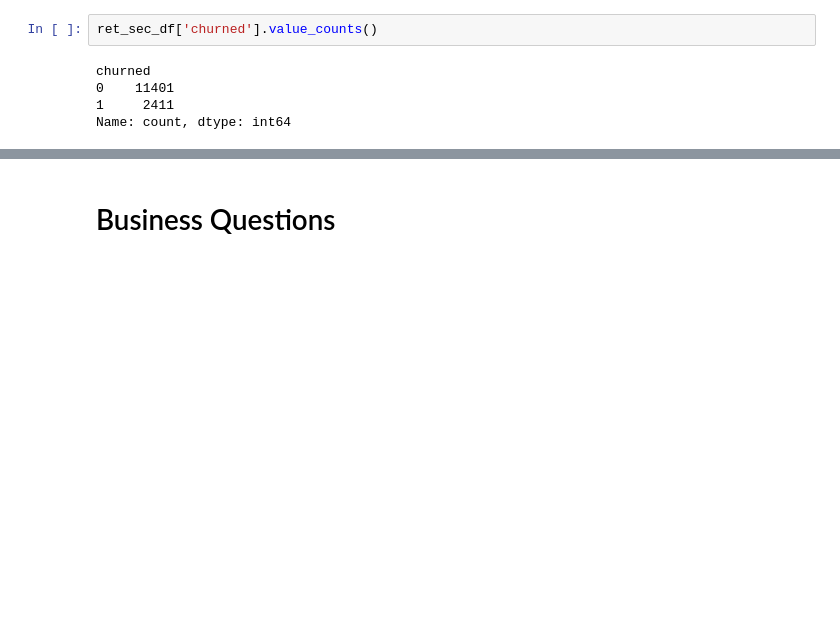
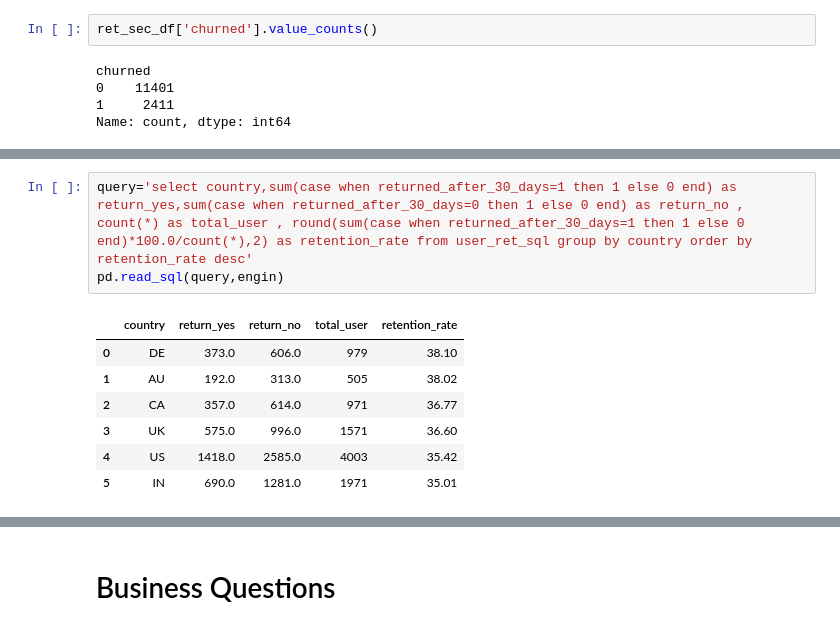
Before and after one commit to vishva0710/ai-chatbot-user-retention-analysis, a Jupyter notebook: AI_Chatbot_User_Retention_Analysis.ipynb, the cells around one changed output, grey strips where cells are left out. Drawn from its saved outputs; the diff is of its cells as text; blank space fills up the shorter version.

```diff
--- a/AI_Chatbot_User_Retention_Analysis.ipynb
+++ b/AI_Chatbot_User_Retention_Analysis.ipynb
@@ -1826,0 +1929,11 @@ Name: count, dtype: int64
+# %%
+query='select country,sum(case when returned_after_30_days=1 then 1 else 0 end) as return_yes,sum(case when returned_after_30_days=0 then 1 else 0 end) as return_no , count(*) as total_user , round(sum(case when returned_after_30_days=1 then 1 else 0 end)*100.0/count(*),2) as retention_rate from user_ret_sql group by country order by retention_rate desc'
+pd.read_sql(query,engin)
+# %% [output]
+|  | country | return_yes | return_no | total_user | retention_rate |
+| 0 | DE | 373.0 | 606.0 | 979 | 38.10 |
+| 1 | AU | 192.0 | 313.0 | 505 | 38.02 |
+| 2 | CA | 357.0 | 614.0 | 971 | 36.77 |
+| 3 | UK | 575.0 | 996.0 | 1571 | 36.60 |
+| 4 | US | 1418.0 | 2585.0 | 4003 | 35.42 |
+| 5 | IN | 690.0 | 1281.0 | 1971 | 35.01 |
```
Also changed, not shown: parts of 14 cells of this notebook.
